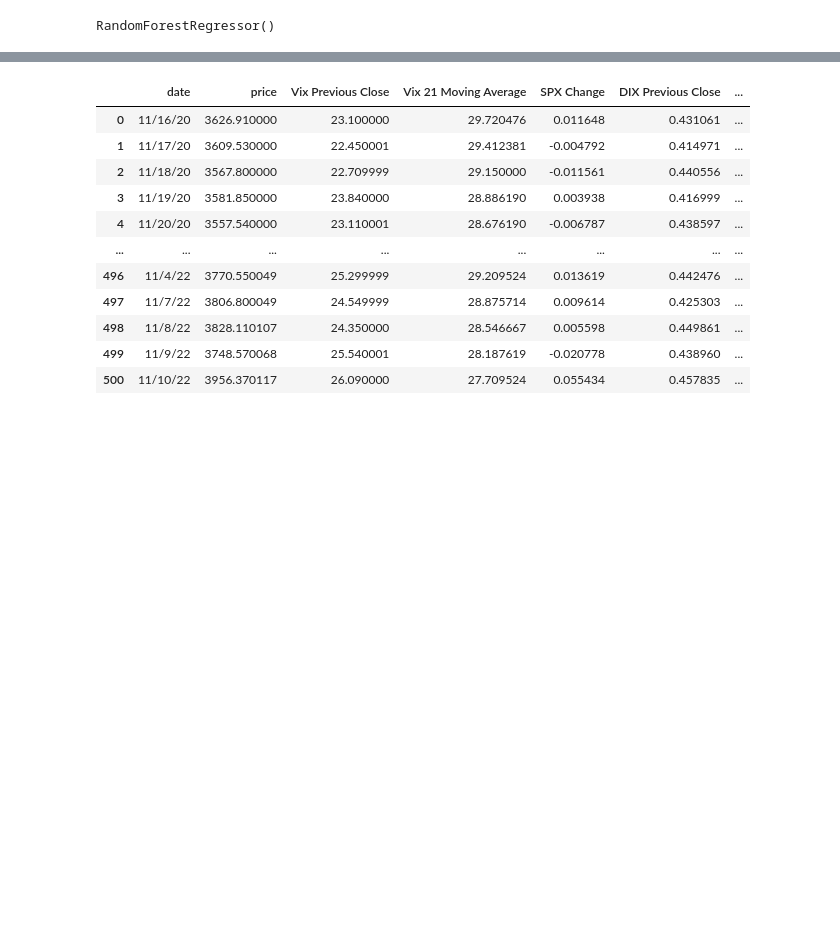
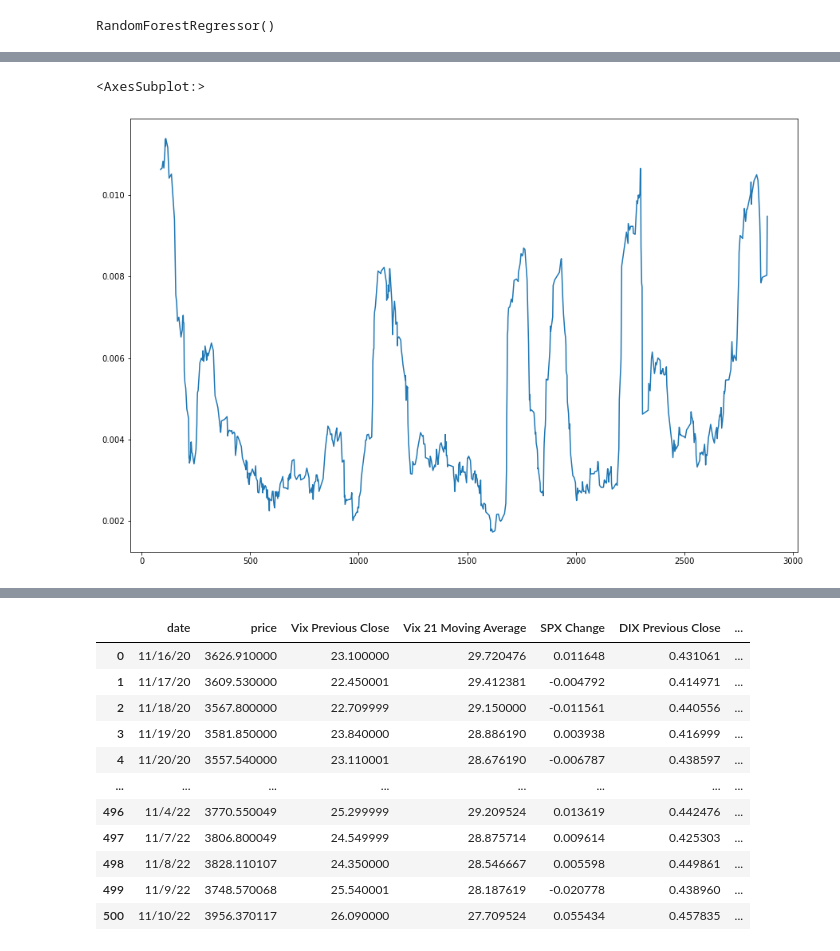
Before and after one commit to HaggertyBU/NUProject3, a Jupyter notebook: NUProject3.ipynb, the cells around one changed output, grey strips where cells are left out. Drawn from its saved outputs; the diff is of its cells as text; code cells hidden in the pictures; blank space fills up the shorter version.

```diff
--- a/NUProject3.ipynb
+++ b/NUProject3.ipynb
@@ -201,0 +282,5 @@ model.score(X,y)
+# %%
+vix_predict_abs["Model Delta"].rolling(21).mean().plot()
+# %% [output]
+<AxesSubplot:>
+[figure, added]
```
Also changed, not shown: parts of 69 cells of this notebook.
